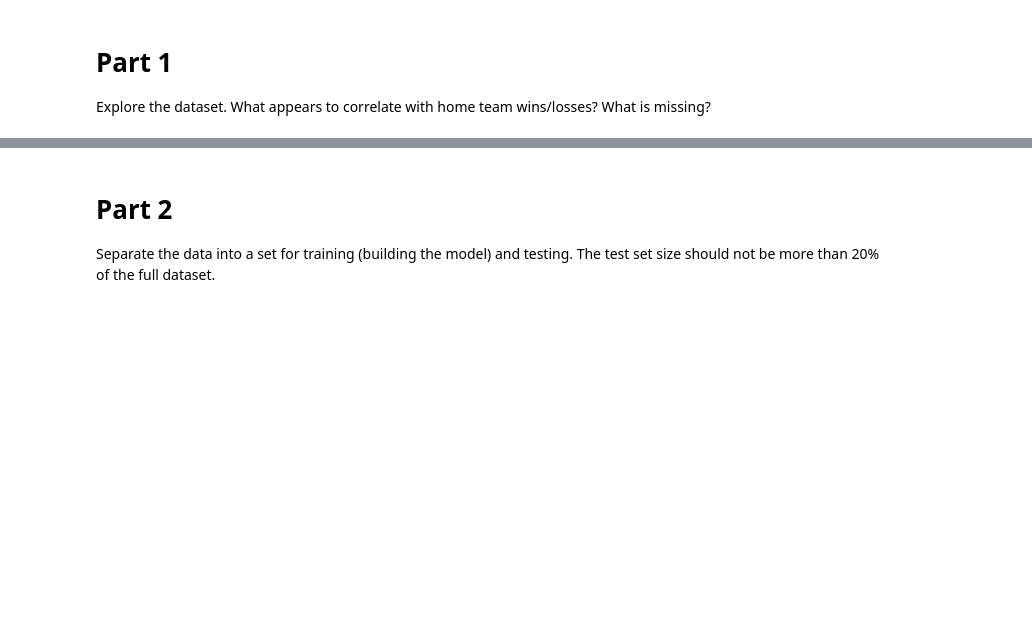
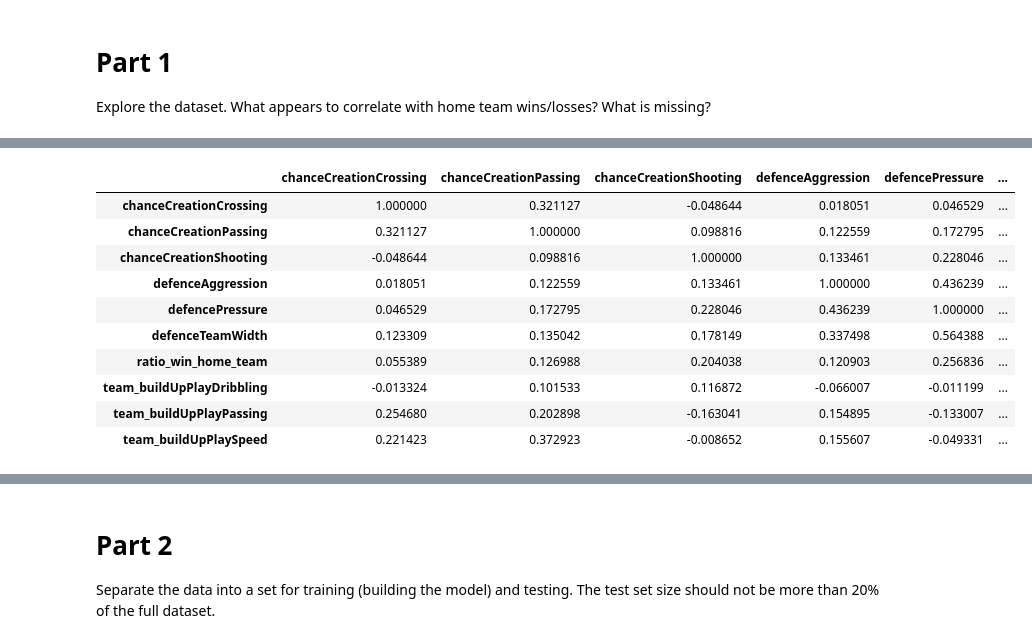
Before and after one commit to WesMC/data557-project-3, a Jupyter notebook: Project+3-2.ipynb, the cells around one changed output, grey strips where cells are left out. Cells and saved outputs as stored; diff of their text form; code cells hidden in the pictures; blank space fills up the shorter version.

```diff
--- a/Project+3-2.ipynb
+++ b/Project+3-2.ipynb
@@ -243,3 +206,0 @@ new_result.head()
-# %%
-result_1 = matches.sort('home_team_api_id')
-result_1.shape
@@ -273,0 +276,19 @@ ratio_win_home_team.shape
+# %%
+team_buildUpPlaySpeed = team_attributes['buildUpPlaySpeed'].groupby(team_attributes['team_api_id']).mean()
+print(team_buildUpPlaySpeed.shape)
+team_buildUpPlayDribbling = team_attributes['buildUpPlayDribbling'].groupby(team_attributes['team_api_id']).mean()
+print(team_buildUpPlayDribbling.shape)
+team_buildUpPlayPassing = team_attributes['buildUpPlayPassing'].groupby(team_attributes['team_api_id']).mean()
+print(team_buildUpPlayPassing.shape)
+team_chanceCreationPassing = team_attributes['chanceCreationPassing'].groupby(team_attributes['team_api_id']).mean()
+print(team_chanceCreationPassing.shape)
+team_chanceCreationCrossing = team_attributes['chanceCreationCrossing'].groupby(team_attributes['team_api_id']).mean()
+print(team_chanceCreationCrossing.shape)
+team_chanceCreationShooting = team_attributes['chanceCreationShooting'].groupby(team_attributes['team_api_id']).mean()
+print(team_chanceCreationShooting.shape)
+team_defencePressure = team_attributes['defencePressure'].groupby(team_attributes['team_api_id']).mean()
+print(team_defencePressure.shape)
+team_defenceAggression = team_attributes['defenceAggression'].groupby(team_attributes['team_api_id']).mean()
+print(team_defenceAggression.shape)
+team_defenceTeamWidth = team_attributes['defenceTeamWidth'].groupby(team_attributes['team_api_id']).mean()
+print(team_defenceTeamWidth.shape)
@@ -273,0 +305,15 @@ ratio_win_home_team.shape
+# %%
+d = {'team_buildUpPlaySpeed' : pd.Series(team_buildUpPlaySpeed),
+   ....:      'team_buildUpPlayDribbling' : pd.Series(team_buildUpPlayDribbling),
+   ....:      'team_buildUpPlayPassing' : pd.Series(team_buildUpPlayPassing),
+   ....:      'chanceCreationPassing' : pd.Series(team_chanceCreationPassing),
+   ....:      'chanceCreationCrossing' : pd.Series(team_chanceCreationCrossing),
+   ....:      'chanceCreationShooting' : pd.Series(team_chanceCreationShooting),
+   ....:      'defencePressure' : pd.Series(team_defencePressure),
+   ....:      'defenceAggression' : pd.Series(team_defenceAggression),
+   ....:      'defenceTeamWidth' : pd.Series(team_defenceTeamWidth),
+   ....:      'ratio_win_home_team' : pd.Series(ratio_win_home_team)}
+   ....:
+# %%
+df = pd.DataFrame(d)
+df.head()
@@ -273,0 +327,14 @@ ratio_win_home_team.shape
+# %%
+df.corr()
+# %% [output]
+|  | chanceCreationCrossing | chanceCreationPassing | chanceCreationShooting | defenceAggression | defencePressure | ... |
+| chanceCreationCrossing | 1.000000 | 0.321127 | -0.048644 | 0.018051 | 0.046529 | ... |
+| chanceCreationPassing | 0.321127 | 1.000000 | 0.098816 | 0.122559 | 0.172795 | ... |
+| chanceCreationShooting | -0.048644 | 0.098816 | 1.000000 | 0.133461 | 0.228046 | ... |
+| defenceAggression | 0.018051 | 0.122559 | 0.133461 | 1.000000 | 0.436239 | ... |
+| defencePressure | 0.046529 | 0.172795 | 0.228046 | 0.436239 | 1.000000 | ... |
+| defenceTeamWidth | 0.123309 | 0.135042 | 0.178149 | 0.337498 | 0.564388 | ... |
+| ratio_win_home_team | 0.055389 | 0.126988 | 0.204038 | 0.120903 | 0.256836 | ... |
+| team_buildUpPlayDribbling | -0.013324 | 0.101533 | 0.116872 | -0.066007 | -0.011199 | ... |
+| team_buildUpPlayPassing | 0.254680 | 0.202898 | -0.163041 | 0.154895 | -0.133007 | ... |
+| team_buildUpPlaySpeed | 0.221423 | 0.372923 | -0.008652 | 0.155607 | -0.049331 | ... |
```
Also changed, not shown: parts of 16 cells of this notebook, 1 other file.
